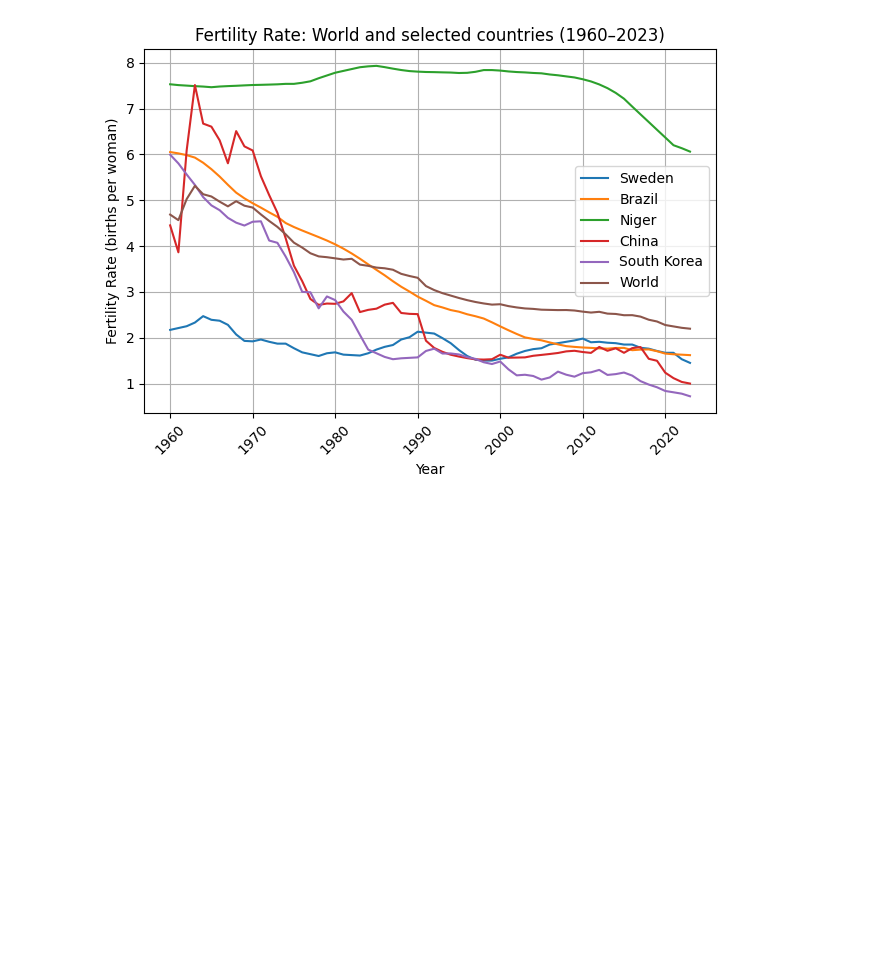
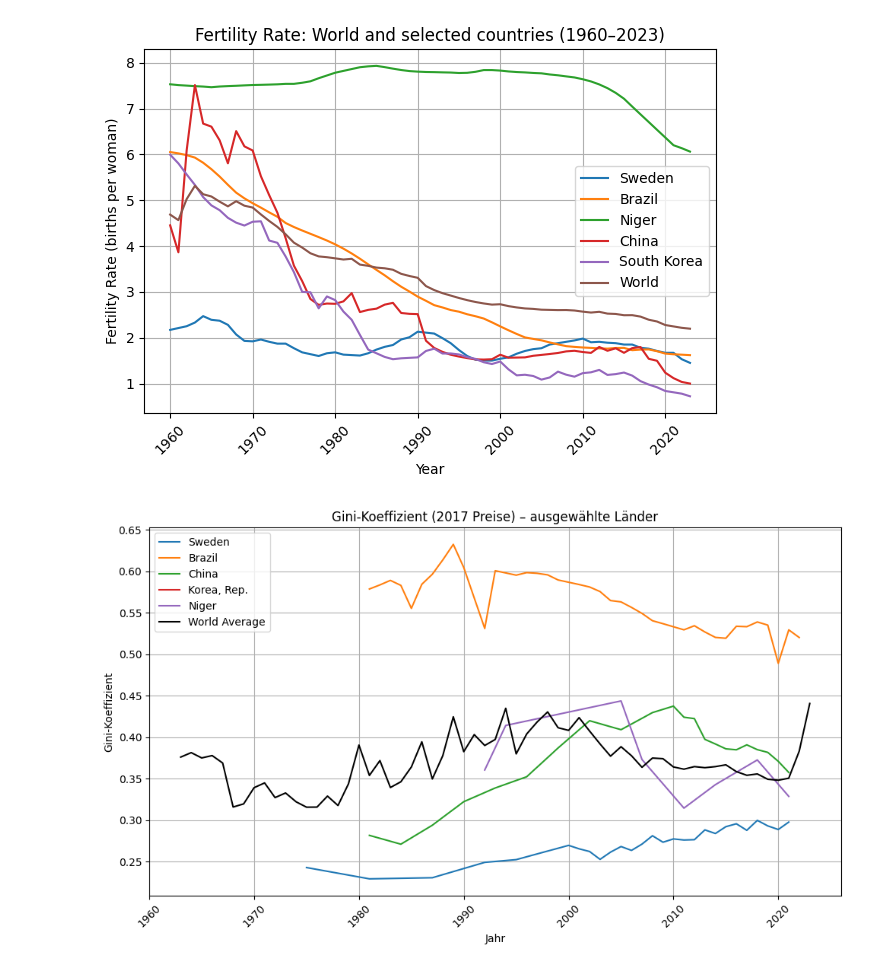
Before and after one commit to SkaldorHub/ds_fertility_rate, a Jupyter notebook: fertility_rate.ipynb, the cells around one changed output. Drawn from its saved outputs; the diff is of its cells as text; code cells hidden in the pictures; blank space fills up the shorter version.

```diff
--- a/fertility_rate.ipynb
+++ b/fertility_rate.ipynb
@@ -146,2 +138,59 @@ plt.show()
 # %% [output]
 [figure]
+# %%
+import pandas as pd
+import matplotlib.pyplot as plt
+
+# CSV einlesen – oder `pd.read_excel(...)` falls es eine Excel-Datei ist
+df = pd.read_csv("gini-coefficient-world-bank-marimekko.csv")  # Datei-Pfad hier anpassen
+
+# Spalten vereinheitlichen
+df.columns = df.columns.str.strip()
+
+# Länder-Auswahl (deine fünf Länder)
+selected_countries = ["Sweden", "Brazil", "China", "Korea, Rep.", "Niger"]
+
+# Filter anwenden
+df_filtered = df[df["Entity"].isin(selected_countries)]
+
+# World-Durchschnitt berechnen:
+# Wir nehmen alle Länder pro Jahr und bilden den Mittelwert des Gini-Koeffizienten
+df_world = df.groupby("Year")["Gini coefficient (2017 prices) - Income or consumption consolidated"].mean().reset_index()
+
+# Plot vorbereiten
+plt.figure(figsize=(10, 6))
+
+# Für jedes Land einzeln zeichnen
+for country in selected_countries:
+    country_data = df_filtered[df_filtered["Entity"] == country]
+    plt.plot(
+        country_data["Year"],
+        country_data["Gini coefficient (2017 prices) - Income or consumption consolidated"],
+        label=country,
+        #marker='o'
+    )
+
+# Welt plot hinzufügen
+plt.plot(
+    df_world["Year"],
+    df_world["Gini coefficient (2017 prices) - Income or consumption consolidated"],
+    label="World Average",
+    color="black",
+    #linestyle="--",
+    #linewidth=2
+)
+
+# Diagramm-Details
+plt.title("Gini-Koeffizient (2017 Preise) – ausgewählte Länder")
+plt.xlabel("Jahr")
+plt.ylabel("Gini-Koeffizient")
+plt.grid(True)
+plt.legend()
+plt.xticks(rotation=45)
+plt.tight_layout()
+
+# Optional speichern
+plt.savefig("diagram_output/gini_selected_countries.png", dpi=300)
+#plt.show()
+# %% [output]
+[figure, added]
```
Also changed, not shown: parts of 6 cells of this notebook, 6 other files.
